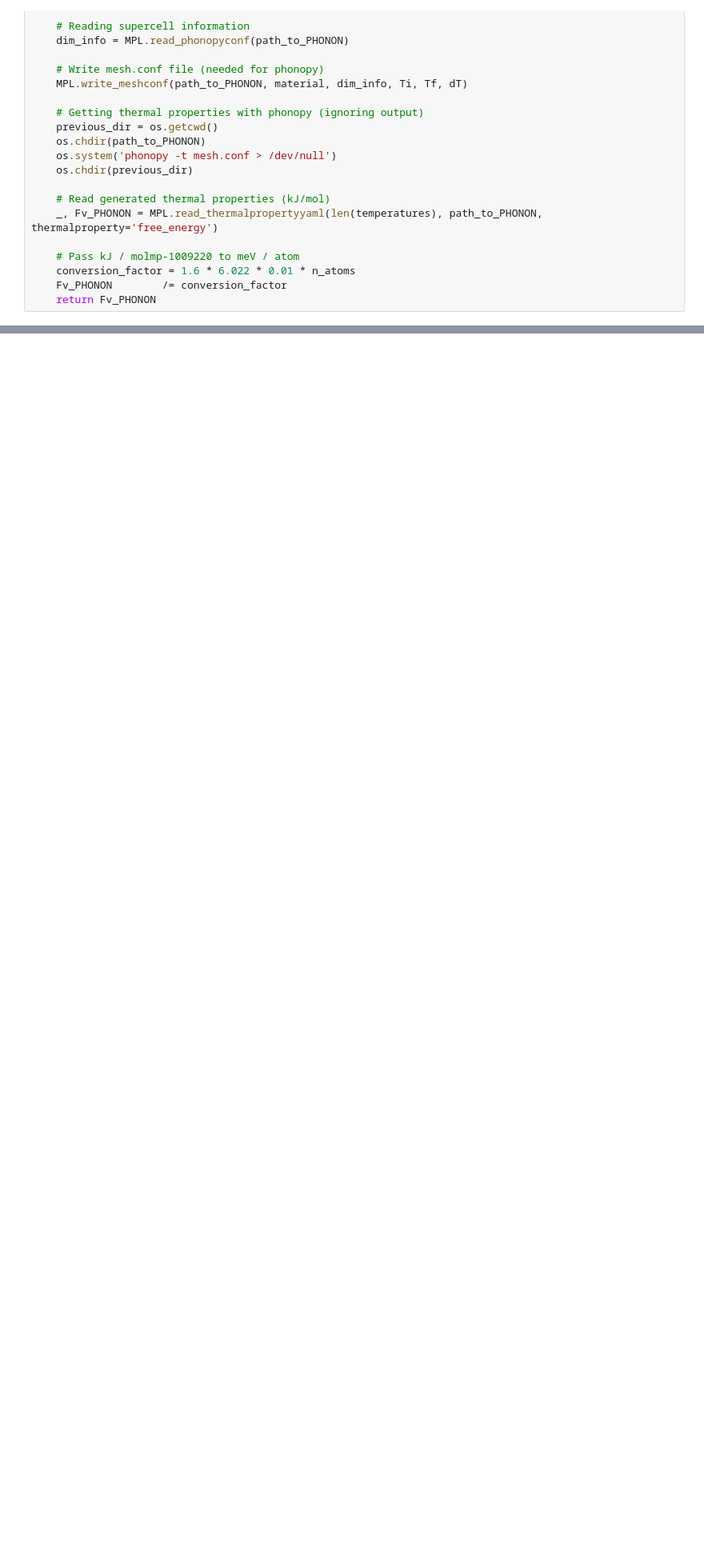
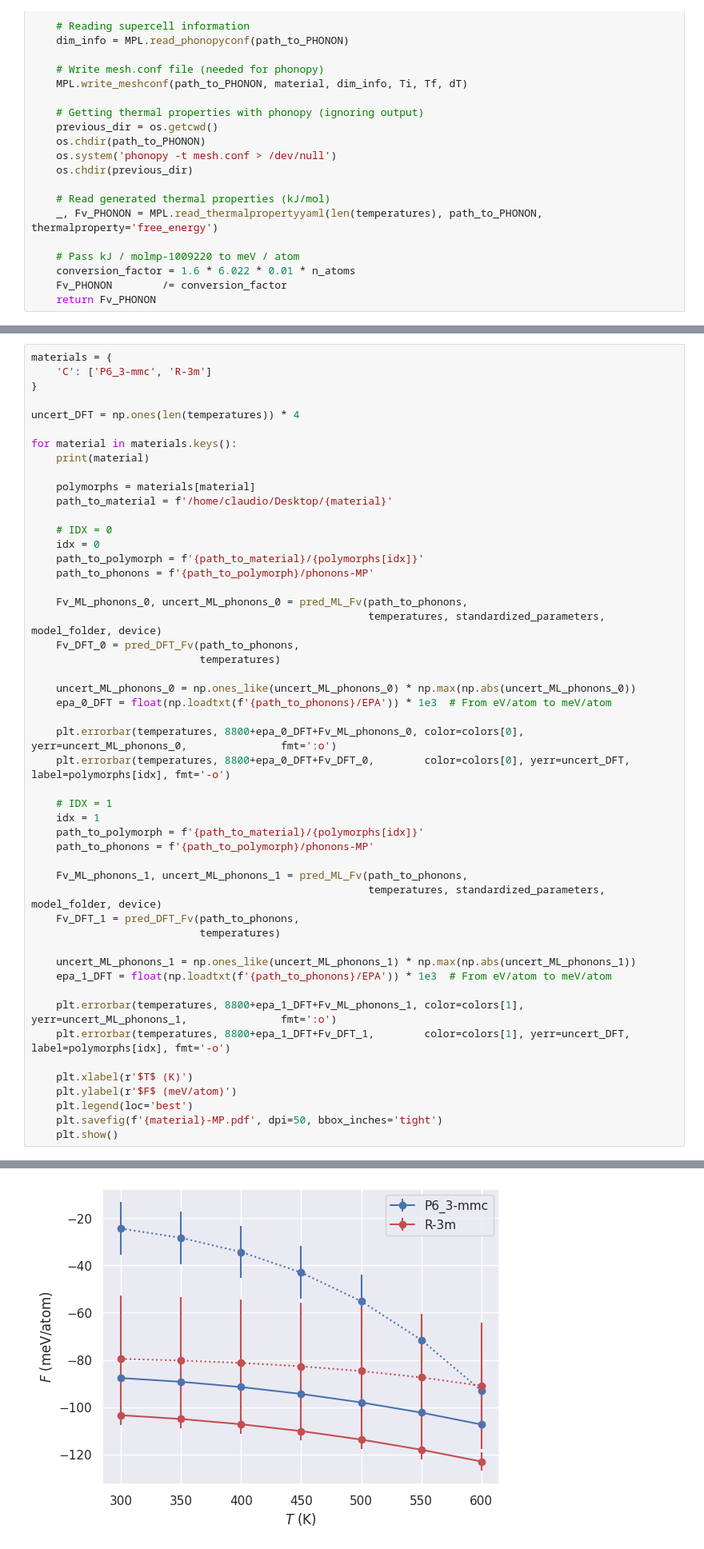
Before and after one commit to IonRepo/ml-phasetransitions, a Jupyter notebook: F-ML-DFT.ipynb, the cells around one changed output, grey strips where cells are left out. Shown at 80% size. Saved outputs shown, nothing was run; the diff lists cells and outputs as text; blank space fills up the shorter version.

```diff
--- a/F-ML-DFT.ipynb
+++ b/F-ML-DFT.ipynb
@@ -280,0 +418,51 @@ for material in materials.keys():
+# %%
+materials = {
+    'C': ['P6_3-mmc', 'R-3m']
+}
+
+uncert_DFT = np.ones(len(temperatures)) * 4
+
+for material in materials.keys():
+    print(material)
+
+    polymorphs = materials[material]
+    path_to_material = f'/home/claudio/Desktop/{material}'
+
+    # IDX = 0
+    idx = 0
+    path_to_polymorph = f'{path_to_material}/{polymorphs[idx]}'
+    path_to_phonons = f'{path_to_polymorph}/phonons-MP'
+
+    Fv_ML_phonons_0, uncert_ML_phonons_0 = pred_ML_Fv(path_to_phonons,
+                                                      temperatures, standardized_parameters, model_folder, device)
+    Fv_DFT_0 = pred_DFT_Fv(path_to_phonons,
+                           temperatures)
+
+    uncert_ML_phonons_0 = np.ones_like(uncert_ML_phonons_0) * np.max(np.abs(uncert_ML_phonons_0))
+    epa_0_DFT = float(np.loadtxt(f'{path_to_phonons}/EPA')) * 1e3  # From eV/atom to meV/atom
+
+    plt.errorbar(temperatures, 8800+epa_0_DFT+Fv_ML_phonons_0, color=colors[0], yerr=uncert_ML_phonons_0,               fmt=':o')
+    plt.errorbar(temperatures, 8800+epa_0_DFT+Fv_DFT_0,        color=colors[0], yerr=uncert_DFT, label=polymorphs[idx], fmt='-o')
+
+    # IDX = 1
+    idx = 1
+    path_to_polymorph = f'{path_to_material}/{polymorphs[idx]}'
+    path_to_phonons = f'{path_to_polymorph}/phonons-MP'
+
+    Fv_ML_phonons_1, uncert_ML_phonons_1 = pred_ML_Fv(path_to_phonons,
+                                                      temperatures, standardized_parameters, model_folder, device)
+    Fv_DFT_1 = pred_DFT_Fv(path_to_phonons,
+                           temperatures)
+
+    uncert_ML_phonons_1 = np.ones_like(uncert_ML_phonons_1) * np.max(np.abs(uncert_ML_phonons_1))
+    epa_1_DFT = float(np.loadtxt(f'{path_to_phonons}/EPA')) * 1e3  # From eV/atom to meV/atom
+
+    plt.errorbar(temperatures, 8800+epa_1_DFT+Fv_ML_phonons_1, color=colors[1], yerr=uncert_ML_phonons_1,               fmt=':o')
+    plt.errorbar(temperatures, 8800+epa_1_DFT+Fv_DFT_1,        color=colors[1], yerr=uncert_DFT, label=polymorphs[idx], fmt='-o')
+
+    plt.xlabel(r'$T$ (K)')
+    plt.ylabel(r'$F$ (meV/atom)')
+    plt.legend(loc='best')
+    plt.savefig(f'{material}-MP.pdf', dpi=50, bbox_inches='tight')
+    plt.show()
+# %% [output]
@@ -280,0 +470 @@ for material in materials.keys():
+[figure, added]
```
Also changed, not shown: parts of 12 cells of this notebook, 27 other files.
